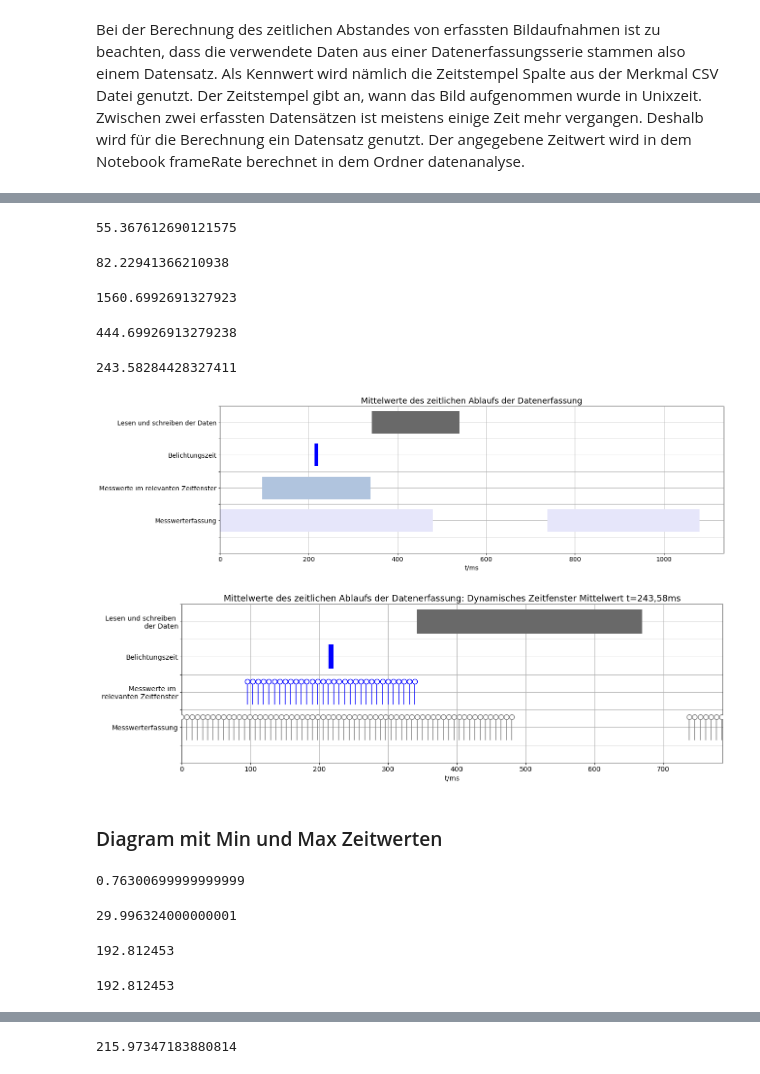
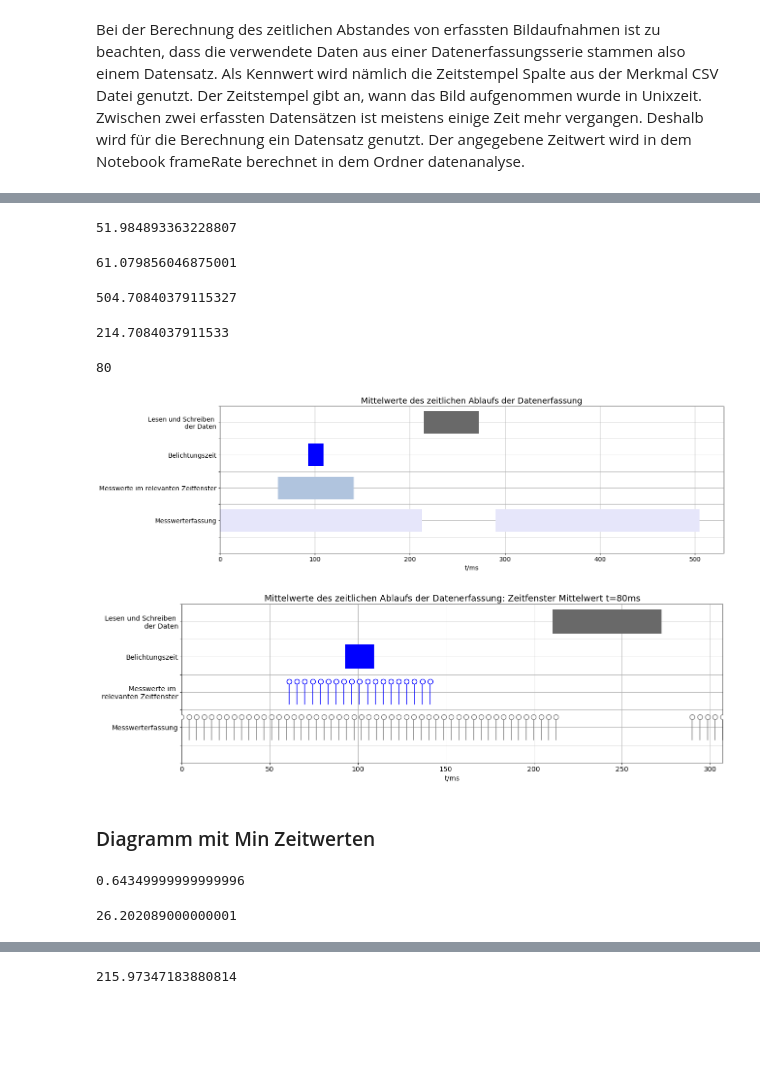
Before and after one commit to SandGreif/FahrradwegeKlassifizierung, a Jupyter notebook: datenvisualisierung/gatheringSequence.ipynb, the cells around one changed output, grey strips where cells are left out. Drawn from its saved outputs; the diff is of its cells as text; code cells hidden in the pictures; blank space fills up the shorter version.

```diff
--- a/datenvisualisierung/gatheringSequence.ipynb
+++ b/datenvisualisierung/gatheringSequence.ipynb
@@ -26,5 +26,4 @@ import matplotlib.pyplot as plt
 import matplotlib.ticker as ticker
 import matplotlib.patches as mpatches
 # %%
-featuresDf = pandas.read_csv("../daten/merkmale_datensatz_26_bis_27/merkmaleRoh.csv")
-featuresDf.describe()
+featuresDf = pandas.read_csv(filepath_or_buffer="../daten/merkmale_datensatz_28_bis_29/merkmaleRoh.csv")
@@ -78,6 +77,6 @@ timeframe
 # %%
 # Dauer des Zeitfensters in ms
-timeframe = 500
+timeframe = 80
 # %%
 # Mittelwert vom Ende des Zeitfensters in ms bis zum Stop der Datenerfassung in ms
 meanStopMeasurementToEndTimeframeTime =(featuresDf['Letzter Zeitstempel der Messwerterfassung in ns seit Start der JVM']
@@ -103,7 +102,7 @@ meanStartMeasurementDataTime
 Bei der Berechnung des zeitlichen Abstandes von erfassten Bildaufnahmen ist zu beachten, dass die verwendete Daten aus einer Datenerfassungsserie stammen also einem Datensatz. Als Kennwert wird nämlich die Zeitstempel Spalte aus der Merkmal CSV Datei genutzt. Der Zeitstempel gibt an, wann das Bild aufgenommen wurde in Unixzeit. Zwischen zwei erfassten Datensätzen ist meistens einige Zeit mehr vergangen. Deshalb wird für die Berechnung ein Datensatz genutzt. Der angegebene Zeitwert wird in dem Notebook frameRate berechnet in dem Ordner datenanalyse.
 # %%
 # Mittelwert des Abstandes bis das nächste Bild aufgenommen wurde von den Datensatz 15 mit 305.906 ms aufgerundet auf 306 Ms.
-meanCaptureImagesTime = 1116
+meanCaptureImagesTime = 290
 # %%
 # In dieser Zelle werden die Vielfachen der Mittelwerte in Listen angehängt, um exemplarisch
 # den weiteren Verlauf einer Datenserie mit gemittelten Zeitwerten in einem Diagram darzustellen.
@@ -160,23 +159,23 @@ print(measuredDataPerMs)
 # %%
 (meanCaptureImagesTimeList[0] + meanStopMeasurementTime - zeroOffset) / measuredDataPerMs
 # %% [output]
-55.367612690121575
+51.984893363228807
 # %%
 meanStartMeasurementDataTime
 # %% [output]
-82.22941366210938
+61.079856046875001
 # %%
 meanCaptureImagesTimeList[1] + meanStopMeasurementTime - zeroOffset
 # %% [output]
-1560.6992691327923
+504.70840379115327
 # %%
 meanCaptureImagesTimeList[0] + meanStopMeasurementTime - zeroOffset
 # %% [output]
-444.69926913279238
+214.7084037911533
 # %%
 timeframe
 # %% [output]
-243.58284428327411
+80
 # %%
 # Plot mit Gantt-Diagram
 fig, ax = plt.subplots(figsize=(20,6))
@@ -203,7 +202,7 @@ def formatter(y, pos):
     if y == 3:
         return 'Belichtungszeit'
     if y == 4:
-        return 'Lesen und schreiben der Daten'
+        return 'Lesen und Schreiben \n der Daten'
     else:
         return ''
 
@@ -217,7 +216,7 @@ plt.xlim(0,)#startTimeFrameList[1]-meanStartMeasurementDataTime-60)
 plt.ylim(0,4.5)
 plt.rcParams["legend.fontsize"] = 14
 # %% [output]
-[figure, old version]
+[figure, new version]
 # %%
 # Plot mit stem Diagrammen
 fig, ax = plt.subplots(figsize=(20,6))
@@ -240,68 +239,56 @@ while i < numberImages:
         # Belichtungszeit
         ax.hlines(xmin=startExposureTimeList[i] - zeroOffset,xmax=exposureTimeList[i] - zeroOffset,y=3, colors="blue", lw=50)
         # Lesen und schreiben der Daten
-        ax.hlines(xmin=meanCaptureImagesTimeList[i] + meanStopMeasurementTime - zeroOffset,xmax=meanCaptureImagesTimeList[i] + 190 - zeroOffset,
+        ax.hlines(xmin=meanCaptureImagesTimeList[i] - meanStopMeasurementTime - zeroOffset,xmax=meanCaptureImagesTimeList[i] + 60 - zeroOffset,
               y=4, colors="dimgrey", lw=50)
     else:
         # Messwerterfassung
         x = np.linspace(startTimeFrameList[i]-meanStartMeasurementDataTime - zeroOffset,
                         meanCaptureImagesTimeList[i] + meanStopMeasurementTime - zeroOffset,
                         int((meanCaptureImagesTimeList[0] + meanStopMeasurementTime - zeroOffset) / measuredDataPerMs))
         (markers, stemlines, baseline) = plt.stem(x, np.full((x.size), 1.3), linefmt='C7-', basefmt='None', bottom=0.65, markerfmt='wo')
         plt.setp(stemlines, linestyle="-", color="C7", linewidth=1.5)
         plt.setp(markers, markeredgecolor='C7', markersize=10, markeredgewidth=1.5, zorder=3)
     i = i + 1
 
 def formatter(y, pos):
     if y == 1:
         return 'Messwerterfassung'
     if y == 2:
         return 'Messwerte im \n relevanten Zeitfenster'
     if y == 3:
         return 'Belichtungszeit'
     if y == 4:
-        return 'Lesen und schreiben \n der Daten'
+        return 'Lesen und Schreiben \n der Daten'
     else:
         return ''
 
 plt.gca().yaxis.set_major_formatter(ticker.FuncFormatter(formatter))
 plt.xlabel('t/ms',fontsize=14)
-plt.title('Mittelwerte des zeitlichen Ablaufs der Datenerfassung: Dynamisches Zeitfenster Mittelwert t=243,58ms',fontsize=18)
+plt.title('Mittelwerte des zeitlichen Ablaufs der Datenerfassung: Zeitfenster Mittelwert t=80ms',fontsize=18)
 plt.grid()
 plt.yticks(fontsize=14)
 plt.xticks(fontsize=14)
-plt.xlim(0,startTimeFrameList[1]-meanStartMeasurementDataTime - 210)
+plt.xlim(0,startTimeFrameList[1]-meanStartMeasurementDataTime - 60)
 plt.ylim(0,4.5)
 plt.rcParams["legend.fontsize"] = 14
-#plt.savefig('mittelwerteZeitlicherAblaufTDynamischesZeitfenster')
+plt.savefig('mittelwerteZeitlicherAblaufT80')
 # %% [output]
-[figure, old version]
+[figure, new version]
 # %% [markdown]
-### Diagram mit Min und Max Zeitwerten
+### Diagramm mit Min Zeitwerten
 # %%
 # Weise Min und Max Zeitwerte zu Variablen zu
 minExposureTime = featuresDf['Belichtungszeit in ns'].min() / 1000000
 minExposureTime
 # %% [output]
-0.76300699999999999
+0.64349999999999996
-# %%
-maxExposureTime = featuresDf['Belichtungszeit in ns'].max() / 1000000
-maxExposureTime
-# %% [output]
-29.996324000000001
 # %%
-# Max Zeit vom Stopp der Messwerterfassung zum Ende des Zeitfensters
-maxStopMeasurementToEndTimeframeTime =(featuresDf['Letzter Zeitstempel der Messwerterfassung in ns seit Start der JVM']
-                          - (featuresDf['Start des Zeitfensters in ns seit Start der JVM'] + (timeframe * 1000000))).max()
-maxStopMeasurementToEndTimeframeTime = maxStopMeasurementToEndTimeframeTime / 1000000
+# Min Zeit vom Stopp des Zeitfensters zum Stopp der Messwerterfassung
 minStopMeasurementToEndTimeframeTime =(featuresDf['Letzter Zeitstempel der Messwerterfassung in ns seit Start der JVM']
-                          - (featuresDf['Start des Zeitfensters in ns seit Start der JVM'] + (timeframe * 1000000))).min()
+                          - (featuresDf['Start des Zeitfensters in ns seit Start der JVM'] + (timeframe))).min()
 minStopMeasurementToEndTimeframeTime = minStopMeasurementToEndTimeframeTime / 1000000
 minStopMeasurementToEndTimeframeTime
 # %% [output]
-192.812453
+26.202089000000001
-# %%
-minStopMeasurementToEndTimeframeTime
-# %% [output]
-192.812453
 # %%
```
Also changed, not shown: parts of 28 cells of this notebook, 7 other files.
